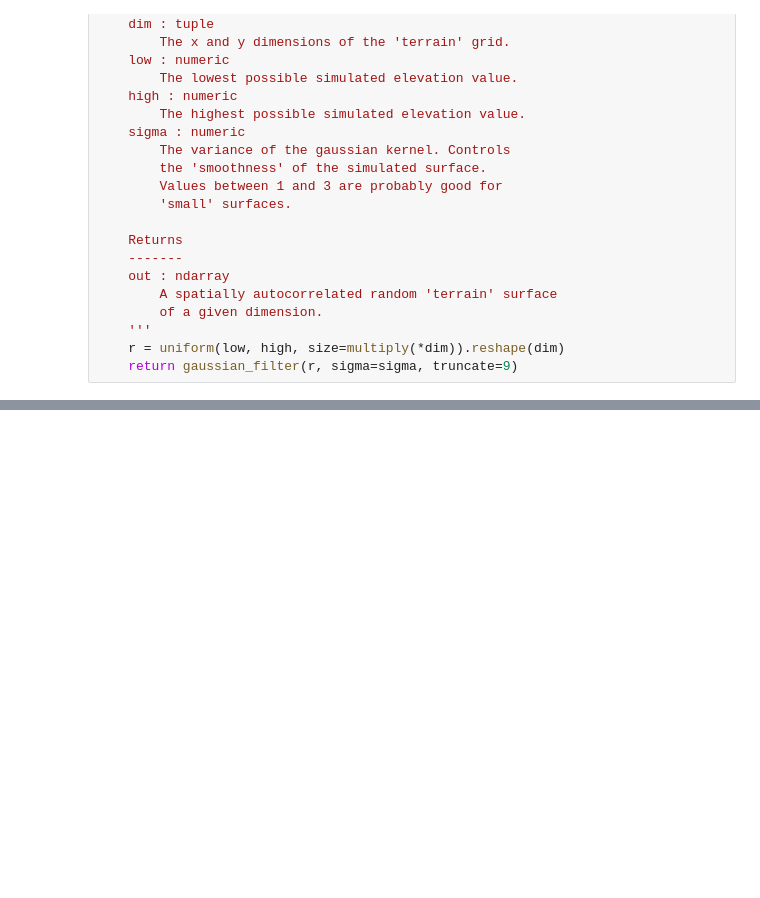
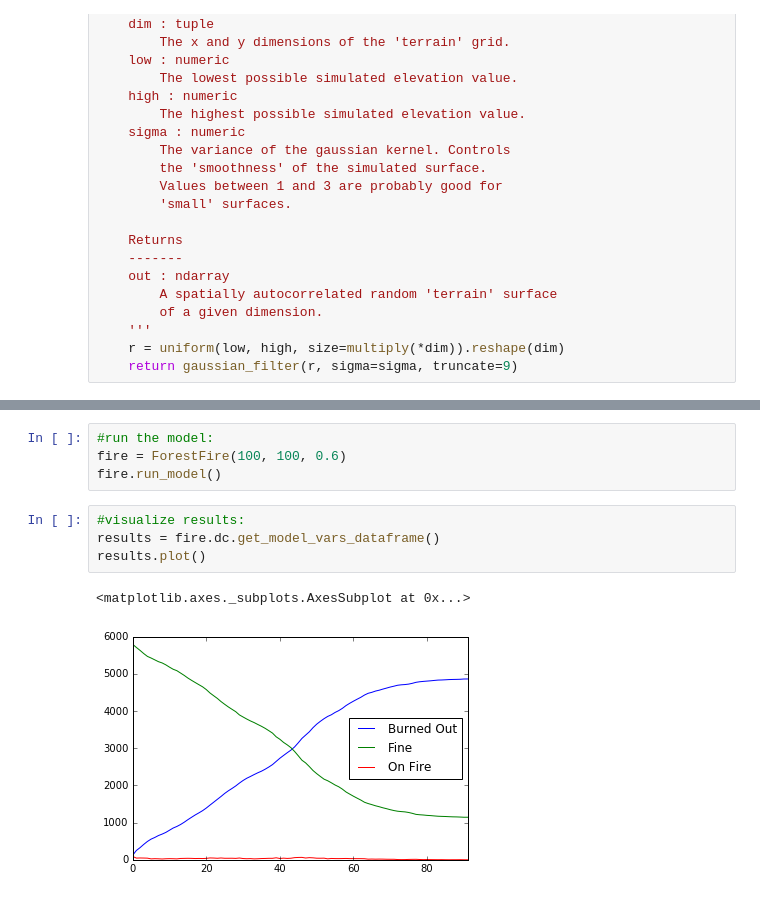
Before and after one commit to johannesuhl/STA-Lab-4, a Jupyter notebook: Lab4_Johannes.ipynb, the cells around one changed output, grey strips where cells are left out. Cells and saved outputs as stored; diff of their text form; blank space fills up the shorter version.

Commit message:
included the basic wildfire model

```diff
--- a/Lab4_Johannes.ipynb
+++ b/Lab4_Johannes.ipynb
@@ -40,3 +141,14 @@ def fake_surface(dim=(100,100), low=500, high=1500, sigma=2):
+# %%
+#run the model:
+fire = ForestFire(100, 100, 0.6)
+fire.run_model()
+# %%
+#visualize results:
+results = fire.dc.get_model_vars_dataframe()
+results.plot()
+# %% [output]
+<matplotlib.axes._subplots.AxesSubplot at 0x...>
+[figure, added]
 # %%
 plt.imshow(fake_surface((100,100)), cmap=plt.get_cmap("terrain"))
 plt.show()
```
Also changed, not shown: parts of 3 cells of this notebook.
